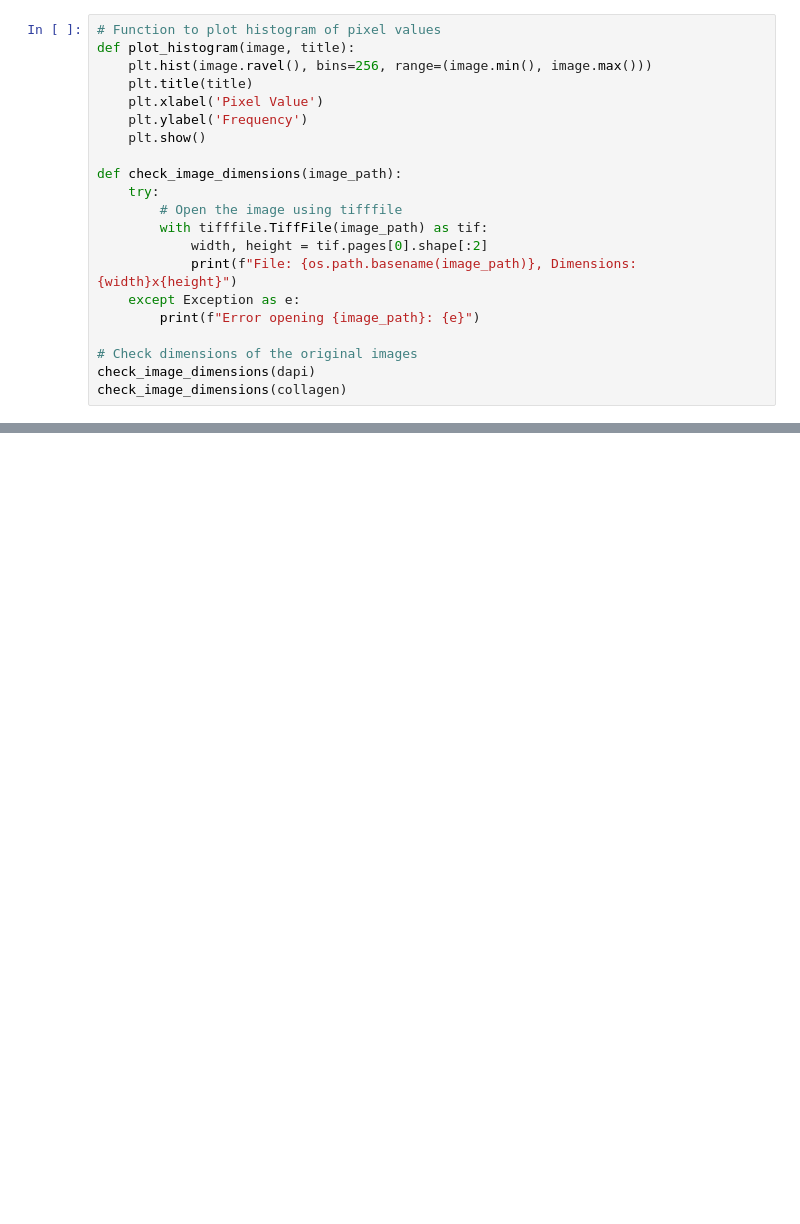
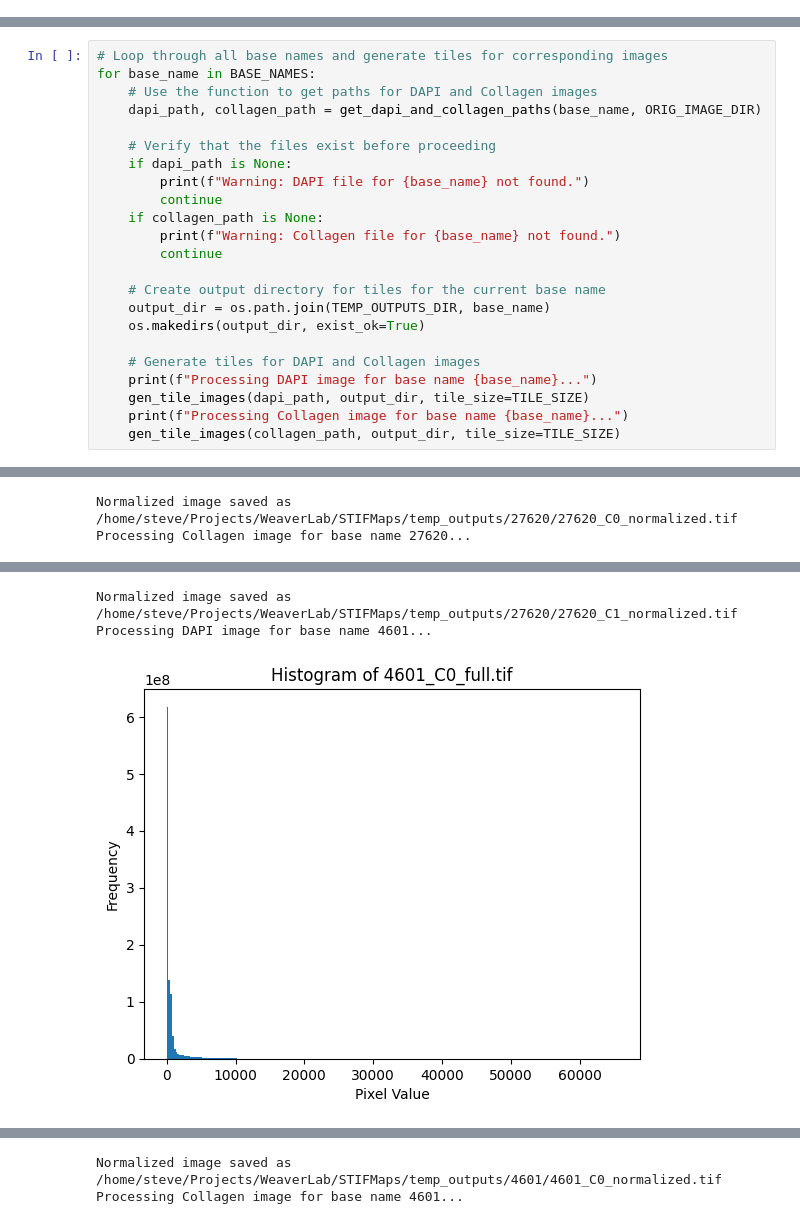
Before and after one commit to stevehanstudio/STIFMaps-IPMN-Analysis, a Jupyter notebook: preprocess_images.ipynb, the cells around one changed output, grey strips where cells are left out. Cells and saved outputs as stored; diff of their text form; blank space fills up the shorter version.

Commit message:
Cleaned up code, added globals_and_helpers.py, standardized directory structure

```diff
--- a/preprocess_images.ipynb
+++ b/preprocess_images.ipynb
@@ -11,21 +18,0 @@ output_dir = os.path.join(project_dir, 'IPMN_images/normalized_tiled_v2')
-# %%
-# Function to plot histogram of pixel values
-def plot_histogram(image, title):
-    plt.hist(image.ravel(), bins=256, range=(image.min(), image.max()))
-    plt.title(title)
-    plt.xlabel('Pixel Value')
-    plt.ylabel('Frequency')
-    plt.show()
-
-def check_image_dimensions(image_path):
-    try:
-        # Open the image using tifffile
-        with tifffile.TiffFile(image_path) as tif:
-            width, height = tif.pages[0].shape[:2]
-            print(f"File: {os.path.basename(image_path)}, Dimensions: {width}x{height}")
-    except Exception as e:
-        print(f"Error opening {image_path}: {e}")
-
-# Check dimensions of the original images
-check_image_dimensions(dapi)
-check_image_dimensions(collagen)
@@ -104,0 +85,24 @@ Normalized image saved as /home/steve/Projects/WeaverLab/STIFMaps/IPMN_images/no
+# %%
+# Loop through all base names and generate tiles for corresponding images
+for base_name in BASE_NAMES:
+    # Use the function to get paths for DAPI and Collagen images
+    dapi_path, collagen_path = get_dapi_and_collagen_paths(base_name, ORIG_IMAGE_DIR)
+
+    # Verify that the files exist before proceeding
+    if dapi_path is None:
+        print(f"Warning: DAPI file for {base_name} not found.")
+        continue
+    if collagen_path is None:
+        print(f"Warning: Collagen file for {base_name} not found.")
+        continue
+
+    # Create output directory for tiles for the current base name
+    output_dir = os.path.join(TEMP_OUTPUTS_DIR, base_name)
+    os.makedirs(output_dir, exist_ok=True)
+
+    # Generate tiles for DAPI and Collagen images
+    print(f"Processing DAPI image for base name {base_name}...")
+    gen_tile_images(dapi_path, output_dir, tile_size=TILE_SIZE)
+    print(f"Processing Collagen image for base name {base_name}...")
+    gen_tile_images(collagen_path, output_dir, tile_size=TILE_SIZE)
+# %% [output]
@@ -104,0 +112,2 @@ Normalized image saved as /home/steve/Projects/WeaverLab/STIFMaps/IPMN_images/no
+Normalized image saved as /home/steve/Projects/WeaverLab/STIFMaps/temp_outputs/27620/27620_C0_normalized.tif
+Processing Collagen image for base name 27620...
@@ -104,0 +116,3 @@ Normalized image saved as /home/steve/Projects/WeaverLab/STIFMaps/IPMN_images/no
+Normalized image saved as /home/steve/Projects/WeaverLab/STIFMaps/temp_outputs/27620/27620_C1_normalized.tif
+Processing DAPI image for base name 4601...
+[figure, added]
@@ -104,0 +120,2 @@ Normalized image saved as /home/steve/Projects/WeaverLab/STIFMaps/IPMN_images/no
+Normalized image saved as /home/steve/Projects/WeaverLab/STIFMaps/temp_outputs/4601/4601_C0_normalized.tif
+Processing Collagen image for base name 4601...
```
Also changed, not shown: parts of 5 cells of this notebook, 4 other files.
